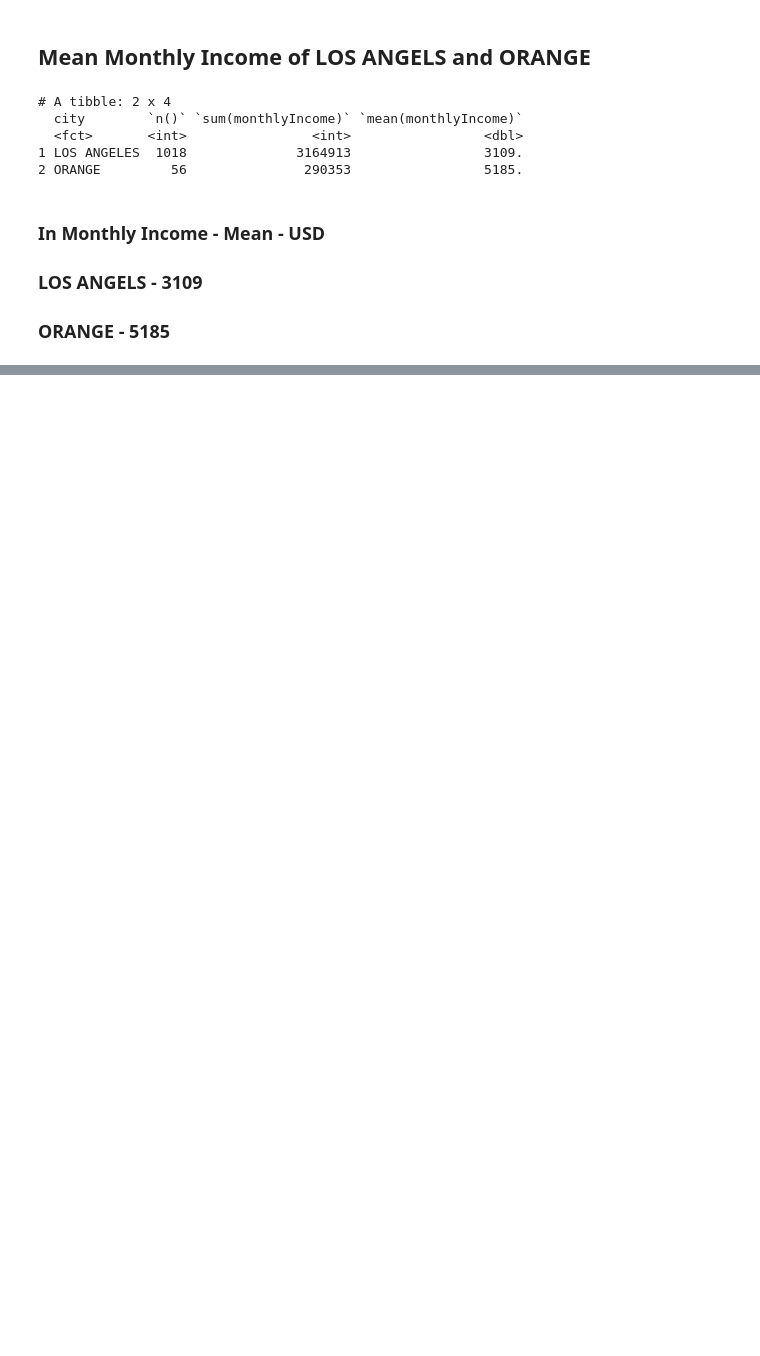
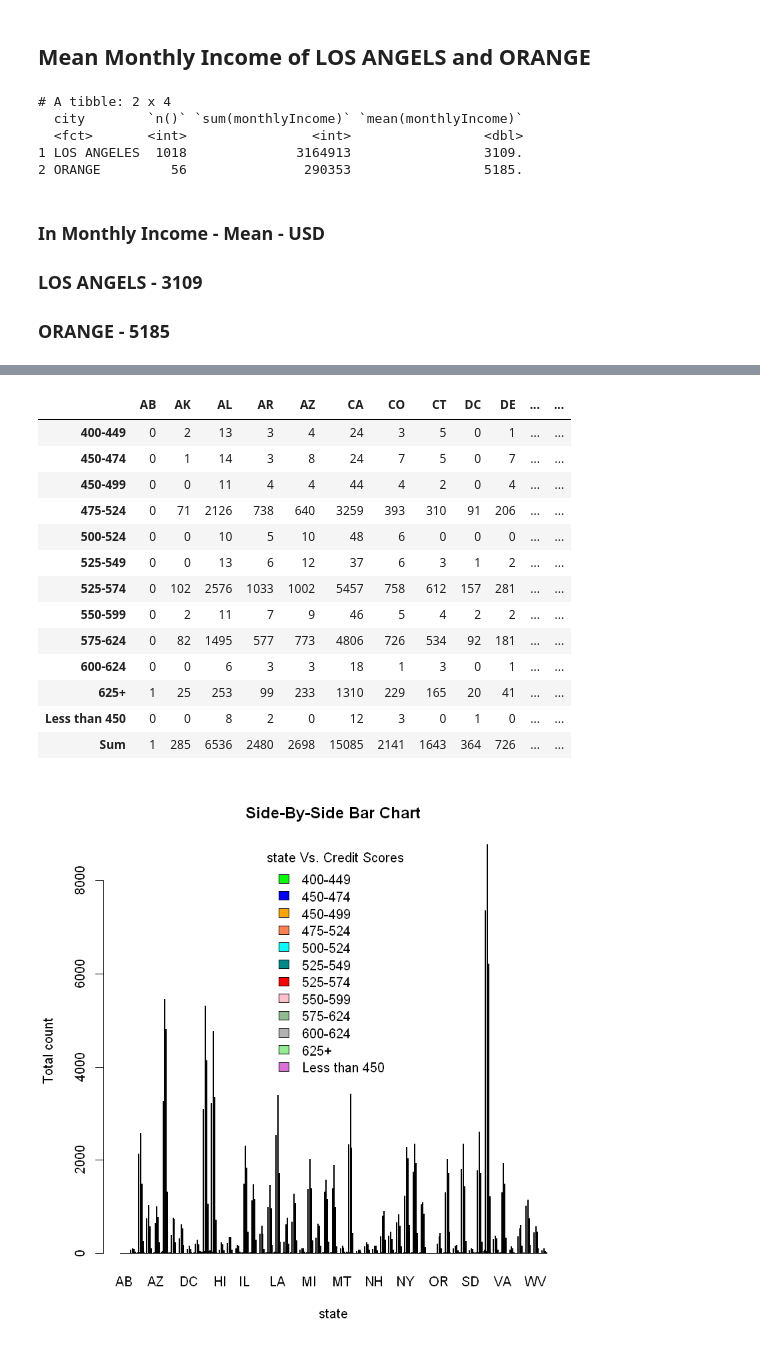
Before and after one commit to gpavankumar1974/Rprogram, a Jupyter notebook: Karan Auto Finance data Task1.ipynb, the cells around one changed output, grey strips where cells are left out. Drawn from its saved outputs; the diff is of its cells as text; code cells hidden in the pictures; blank space fills up the shorter version.

```diff
--- a/Karan Auto Finance data Task1.ipynb
+++ b/Karan Auto Finance data Task1.ipynb
@@ -51,0 +199,21 @@ print(result)
+# %%
+table1 <- table(analysis.anova$creditScore, analysis.anova$state, dnn=c("creditScore", "state")) # Creates a contingency table
+addmargins(table1) #Displays the table (Not necessary)
+barplot(table1, ylab="Total count", xlab="state", main="Side-By-Side Bar Chart", col=c("green", "blue", "orange","coral", "cyan", "darkcyan","red","pink","darkseagreen","gray70","lightgreen","orchid" ), beside=TRUE, width=.3)
+legend("top", title=" state Vs. Credit Scores", legend= sort(unique(analysis.anova$creditScore)), fill =c("green", "blue", "orange","coral", "cyan", "darkcyan","red","pink","darkseagreen","gray70","lightgreen","orchid" ), box.lty=0)
+# %% [output]
+|  | AB | AK | AL | AR | AZ | CA | CO | CT | DC | DE | ... | ... |
+| 400-449 | 0 | 2 | 13 | 3 | 4 | 24 | 3 | 5 | 0 | 1 | ... | ... |
+| 450-474 | 0 | 1 | 14 | 3 | 8 | 24 | 7 | 5 | 0 | 7 | ... | ... |
+| 450-499 | 0 | 0 | 11 | 4 | 4 | 44 | 4 | 2 | 0 | 4 | ... | ... |
+| 475-524 | 0 | 71 | 2126 | 738 | 640 | 3259 | 393 | 310 | 91 | 206 | ... | ... |
+| 500-524 | 0 | 0 | 10 | 5 | 10 | 48 | 6 | 0 | 0 | 0 | ... | ... |
+| 525-549 | 0 | 0 | 13 | 6 | 12 | 37 | 6 | 3 | 1 | 2 | ... | ... |
+| 525-574 | 0 | 102 | 2576 | 1033 | 1002 | 5457 | 758 | 612 | 157 | 281 | ... | ... |
+| 550-599 | 0 | 2 | 11 | 7 | 9 | 46 | 5 | 4 | 2 | 2 | ... | ... |
+| 575-624 | 0 | 82 | 1495 | 577 | 773 | 4806 | 726 | 534 | 92 | 181 | ... | ... |
+| 600-624 | 0 | 0 | 6 | 3 | 3 | 18 | 1 | 3 | 0 | 1 | ... | ... |
+| 625+ | 1 | 25 | 253 | 99 | 233 | 1310 | 229 | 165 | 20 | 41 | ... | ... |
+| Less than 450 | 0 | 0 | 8 | 2 | 0 | 12 | 3 | 0 | 1 | 0 | ... | ... |
+| Sum | 1 | 285 | 6536 | 2480 | 2698 | 15085 | 2141 | 1643 | 364 | 726 | ... | ... |
+[figure, added]
```
Also changed, not shown: parts of 19 cells of this notebook.
